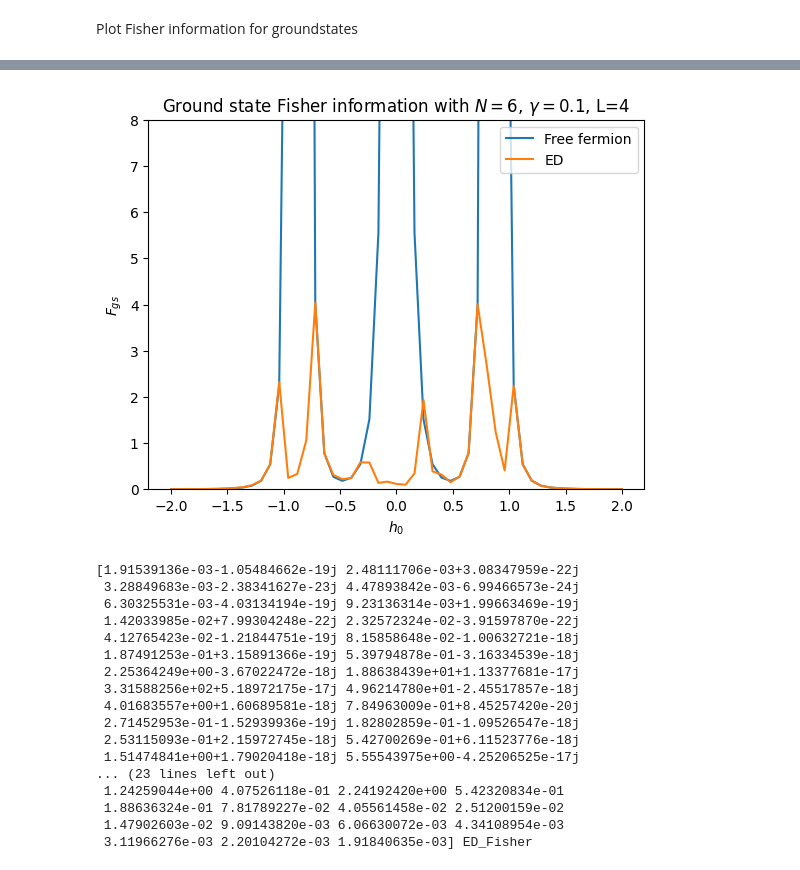
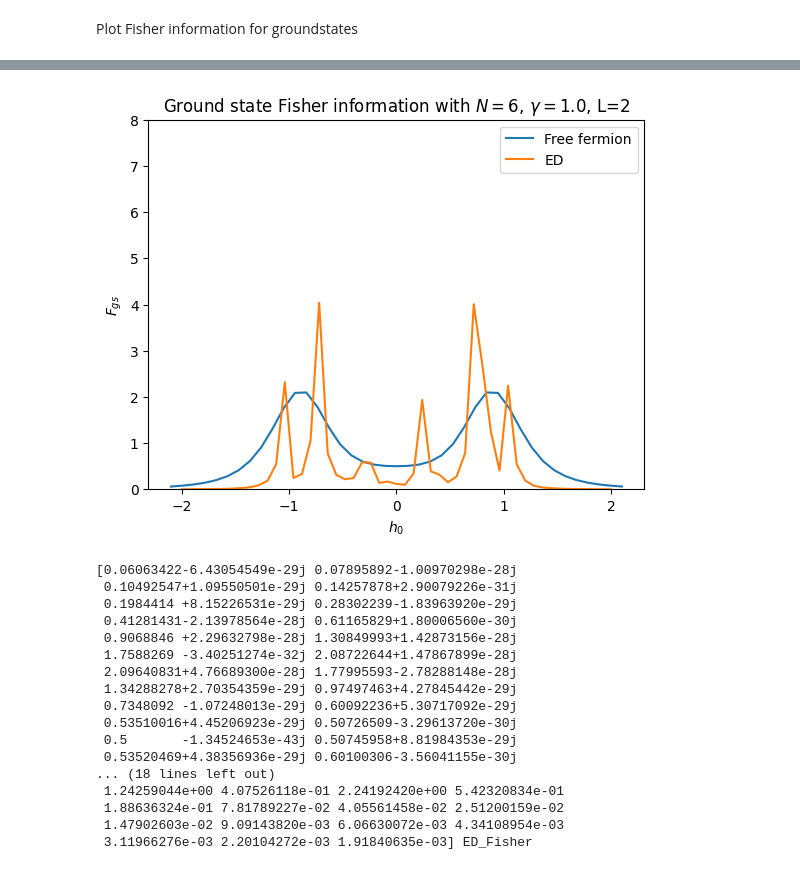
Before and after one commit to SamuelEwanBegg/XY_sensing, a Jupyter notebook: XY_ground_state.ipynb, the cells around one changed output, grey strips where cells are left out. Cells and saved outputs as stored; diff of their text form; code cells hidden in the pictures.

```diff
--- a/XY_ground_state.ipynb
+++ b/XY_ground_state.ipynb
@@ -19,9 +19,9 @@ stem = stem0  + 'Documents/Projects/Sensing/'
 
 # System parameters for periodic boundary condition spin chain.
 J = 1.0
-gamma = 0.1
+gamma = 1.0
 h1 = 0 # The periodic field is set to zero when considering the ground-state
-sites = 6
+sites = 6000
 boundary_conditions = 'ABC' #'PBC' = periodic boundary conditions or 'ABC' = anti-periodic boundary conditions
 
 # Notes:
@@ -36,17 +36,17 @@ initial_state = 'ground_state'
 # 'spin_up': all spins up, odd number excitations (spin) = even parity = PBC, even number excitations (spin) = odd parity (fermions) = ABC
 
 # Sensing parameters
-phasepoints = 51 # points to sampling h0
-h0mat = np.linspace(-2.0,2.0,phasepoints)  # range of points to sample
-sub_system_range = np.arange(4,int(4)+1) # range of subsystem sizes for evaluating Fisher information
+phasepoints = 41 # points to sampling h0
+h0mat = np.linspace(-2.1,2.1,phasepoints)  # range of points to sample
+sub_system_range = np.arange(2,int(102)+1,20) # range of subsystem sizes for evaluating Fisher information
 sub_system_edge = 0 #index of the first site in the sub-system, 0 is the left boundary site.
 
 # Computational
-tol = 10**(-8) # when evaluating the Fisher information we don't consider singular terms for which |1 - (w[rr]*w[ss])| < tol
-shift = 10**(-6) # finite division size for calculating derivative of reduced density matrix, i.e. drho/dh0 ~ (rho(h0) - rho(h0 + shift))/shift for the order2 version
+tol = 10**(-10) # when evaluating the Fisher information we don't consider singular terms for which |1 - (w[rr]*w[ss])| < tol
+shift = 10**(-7) # finite division size for calculating derivative of reduced density matrix, i.e. drho/dh0 ~ (rho(h0) - rho(h0 + shift))/shift for the order2 version
 derivative_estimator = 'order2' # 2nd order = 'order2' or 4th order 'order4' approximation for the derivative of reduced density matrix
 num_cores = 16  # number of cores to parallelize with
-save_results = 'bin' # 'save' or 'bin' (don't save)
+save_results = 'save' # 'save' or 'bin' (don't save)
 # %% [markdown]
 2. Calculate Fisher information for ground state
 # %%
@@ -209,61 +183,61 @@ hzmat = np.load('/Users/samuelbegg/Documents/Sensing/ed_results/hzmat.npy')
 plt.plot(hzmat,ED_fisher,'-',label='ED')
 plt.ylabel(r'$F_{gs}$')
 plt.xlabel(r'$h_0$')
 plt.title('Ground state Fisher information with $N = $' + str(sites) + ', $\gamma=$' + str(gamma) + ', L=' + str(sub_system_range[ss]))
 plt.legend()
 plt.ylim(0,8)
 plt.show()
 
 print(Fishermat[:,ss], 'Free ferm')
 print(ED_fisher, 'ED_Fisher')
 
 #Sz vs h
 ED_spin = np.load('/Users/samuelbegg/Documents/Sensing/ed_results/mag.npy')
 hzmat = np.load('/Users/samuelbegg/Documents/Sensing/ed_results/hzmat.npy')
 plt.plot(h0mat,particle_number-0.5,label = 'Free fermion ' + boundary_conditions)
 plt.plot(hzmat,ED_spin ,'-',label='ED')
 plt.ylabel(r'$\frac{1}{N}\sum_i S^z_i$')
 plt.xlabel(r'$h_0$')
 plt.title('Ground state Magnetization with $N = $' + str(sites) + ', $\gamma=$' + str(gamma))
 plt.legend()
 plt.show()
 
 #Discrepancy Sz vs Exact Diagonalization
-plt.plot(h0mat,particle_number-0.5 - ED_spin,label = 'Free fermion ' + boundary_conditions)
-plt.ylabel(r'Discrepency Sz')
-plt.xlabel(r'$h_0$')
-plt.title('$N = $' + str(sites) + ', $\gamma=$' + str(gamma))
-plt.legend()
-plt.ylim(-0.01,0.01)
-plt.show()
+# plt.plot(h0mat,particle_number-0.5 - ED_spin,label = 'Free fermion ' + boundary_conditions)
+# plt.ylabel(r'Discrepency Sz')
+# plt.xlabel(r'$h_0$')
+# plt.title('$N = $' + str(sites) + ', $\gamma=$' + str(gamma))
+# plt.legend()
+# plt.ylim(-0.01,0.01)
+# plt.show()
 
 #Discrepancy Fisher vs Exact Diagonalization
-plt.plot(h0mat,Fishermat[:,ss] - ED_fisher,label = 'Free fermion ' + boundary_conditions)
-plt.ylabel(r'Discrepency Fisher')
-plt.xlabel(r'$h_0$')
-plt.title('$N = $' + str(sites) + ', $\gamma=$' + str(gamma))
-plt.legend()
-plt.ylim(-0.01,0.01)
-plt.show()
+# plt.plot(h0mat,Fishermat[:,ss] - ED_fisher,label = 'Free fermion ' + boundary_conditions)
+# plt.ylabel(r'Discrepency Fisher')
+# plt.xlabel(r'$h_0$')
+# plt.title('$N = $' + str(sites) + ', $\gamma=$' + str(gamma))
+# plt.legend()
+# plt.ylim(-0.01,0.01)
+# plt.show()
 
 
 print(hzmat)
 print(h0mat)
 # %% [output]
-[figure, old version]
+[figure, new version]
-[1.91539136e-03-1.05484662e-19j 2.48111706e-03+3.08347959e-22j
- 3.28849683e-03-2.38341627e-23j 4.47893842e-03-6.99466573e-24j
- 6.30325531e-03-4.03134194e-19j 9.23136314e-03+1.99663469e-19j
- 1.42033985e-02+7.99304248e-22j 2.32572324e-02-3.91597870e-22j
- 4.12765423e-02-1.21844751e-19j 8.15858648e-02-1.00632721e-18j
- 1.87491253e-01+3.15891366e-19j 5.39794878e-01-3.16334539e-18j
- 2.25364249e+00-3.67022472e-18j 1.88638439e+01+1.13377681e-17j
- 3.31588256e+02+5.18972175e-17j 4.96214780e+01-2.45517857e-18j
- 4.01683557e+00+1.60689581e-18j 7.84963009e-01+8.45257420e-20j
- 2.71452953e-01-1.52939936e-19j 1.82802859e-01-1.09526547e-18j
- 2.53115093e-01+2.15972745e-18j 5.42700269e-01+6.11523776e-18j
- 1.51474841e+00+1.79020418e-18j 5.55543975e+00-4.25206525e-17j
-... (23 lines left out)
+[0.06063422-6.43054549e-29j 0.07895892-1.00970298e-28j
+ 0.10492547+1.09550501e-29j 0.14257878+2.90079226e-31j
+ 0.1984414 +8.15226531e-29j 0.28302239-1.83963920e-29j
+ 0.41281431-2.13978564e-28j 0.61165829+1.80006560e-30j
+ 0.9068846 +2.29632798e-28j 1.30849993+1.42873156e-28j
+ 1.7588269 -3.40251274e-32j 2.08722644+1.47867899e-28j
+ 2.09640831+4.76689300e-28j 1.77995593-2.78288148e-28j
+ 1.34288278+2.70354359e-29j 0.97497463+4.27845442e-29j
+ 0.7348092 -1.07248013e-29j 0.60092236+5.30717092e-29j
+ 0.53510016+4.45206923e-29j 0.50726509-3.29613720e-30j
+ 0.5       -1.34524653e-43j 0.50745958+8.81984353e-29j
+ 0.53520469+4.38356936e-29j 0.60100306-3.56041155e-30j
+... (18 lines left out)
  1.24259044e+00 4.07526118e-01 2.24192420e+00 5.42320834e-01
  1.88636324e-01 7.81789227e-02 4.05561458e-02 2.51200159e-02
  1.47902603e-02 9.09143820e-03 6.06630072e-03 4.34108954e-03
```
Also changed, not shown: parts of 4 cells of this notebook, 2 other files.
